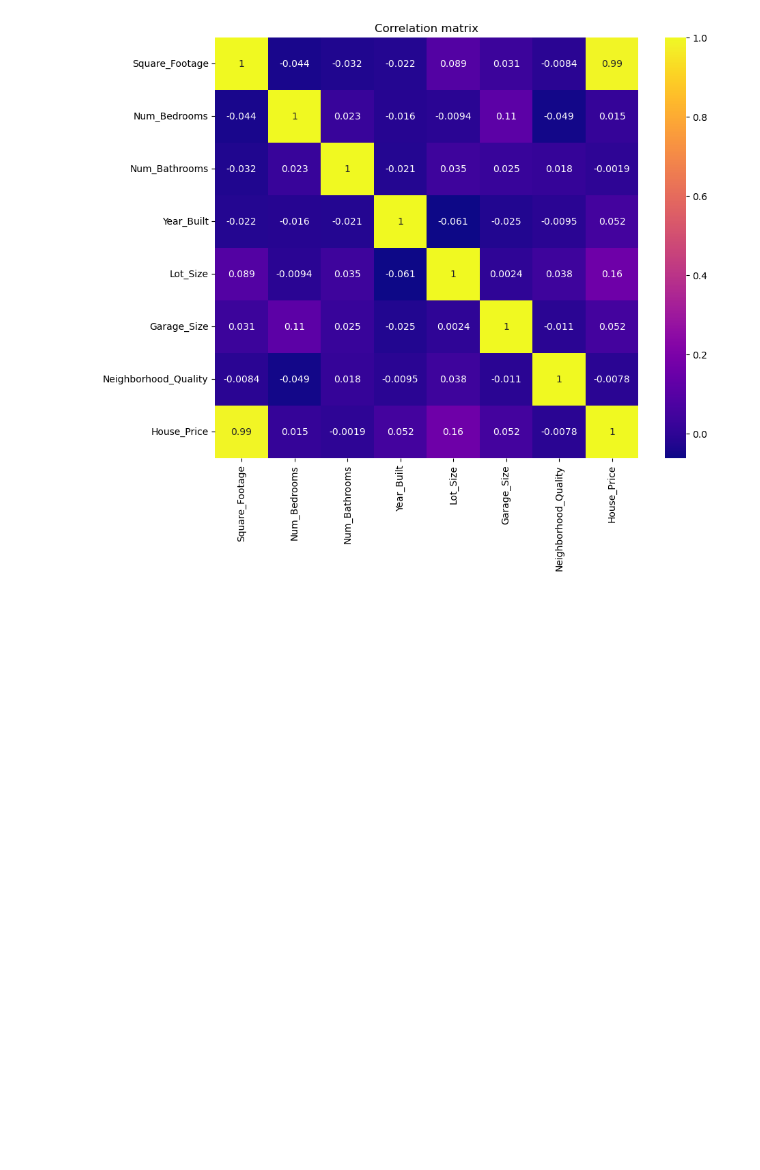
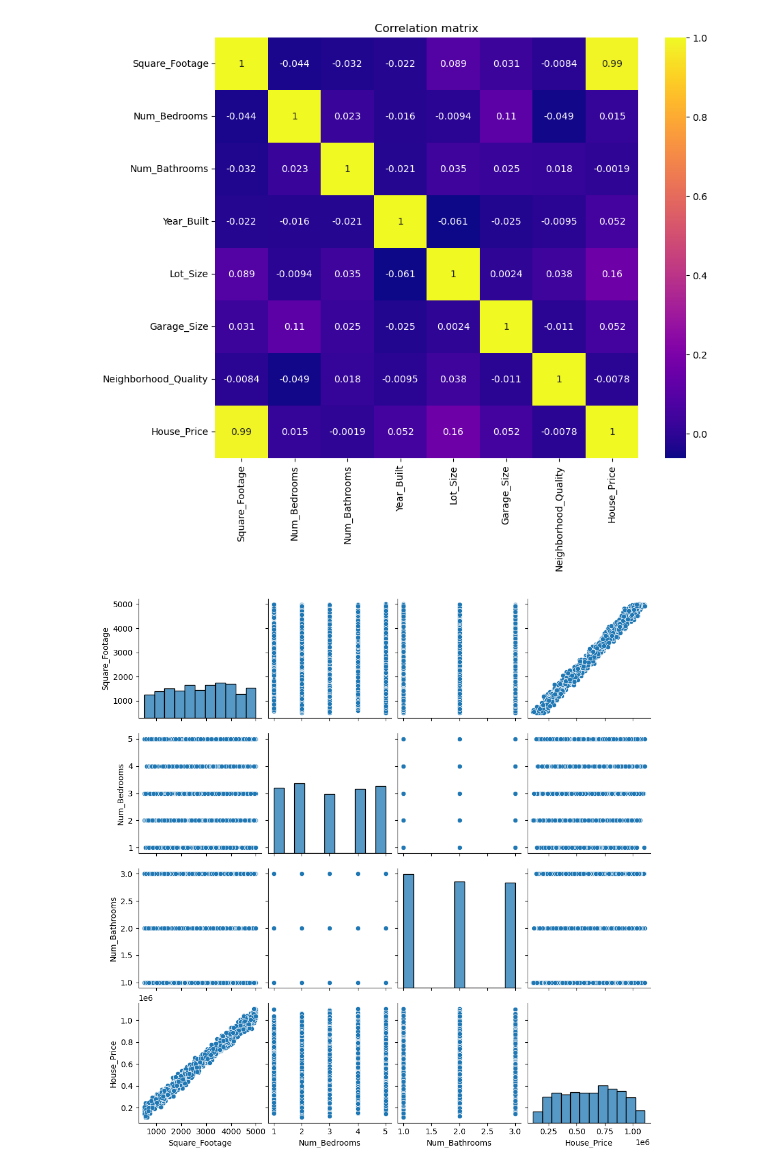
Before and after one commit to Taahia23/House_price_prediction, a Jupyter notebook: eda/eda.ipynb, the cells around one changed output. Drawn from its saved outputs; the diff is of its cells as text; code cells hidden in the pictures; blank space fills up the shorter version.

```diff
--- a/eda/eda.ipynb
+++ b/eda/eda.ipynb
@@ -104,3 +104,8 @@ plt.title("Correlation matrix")
 plt.show()
 # %% [output]
 [figure]
+# %%
+sns.pairplot(df[["Square_Footage", "Num_Bedrooms", "Num_Bathrooms","House_Price"]])
+plt.show()
+# %% [output]
+[figure, added]
```
Also changed, not shown: parts of 1 cell of this notebook, 1 other file.
